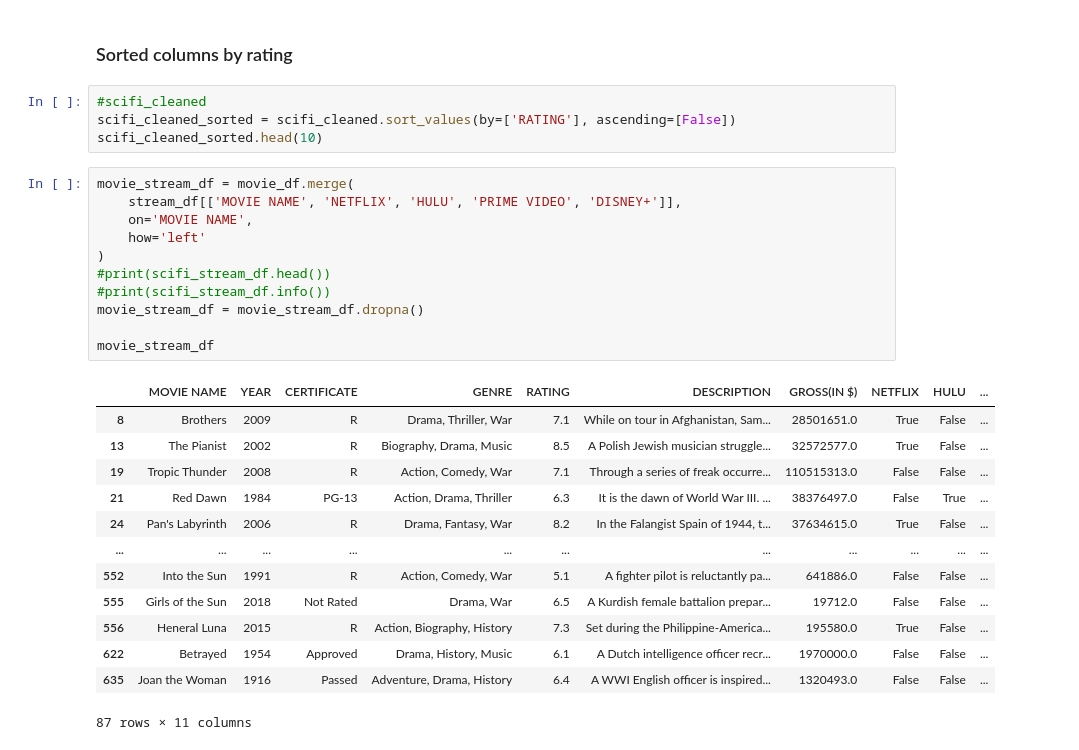
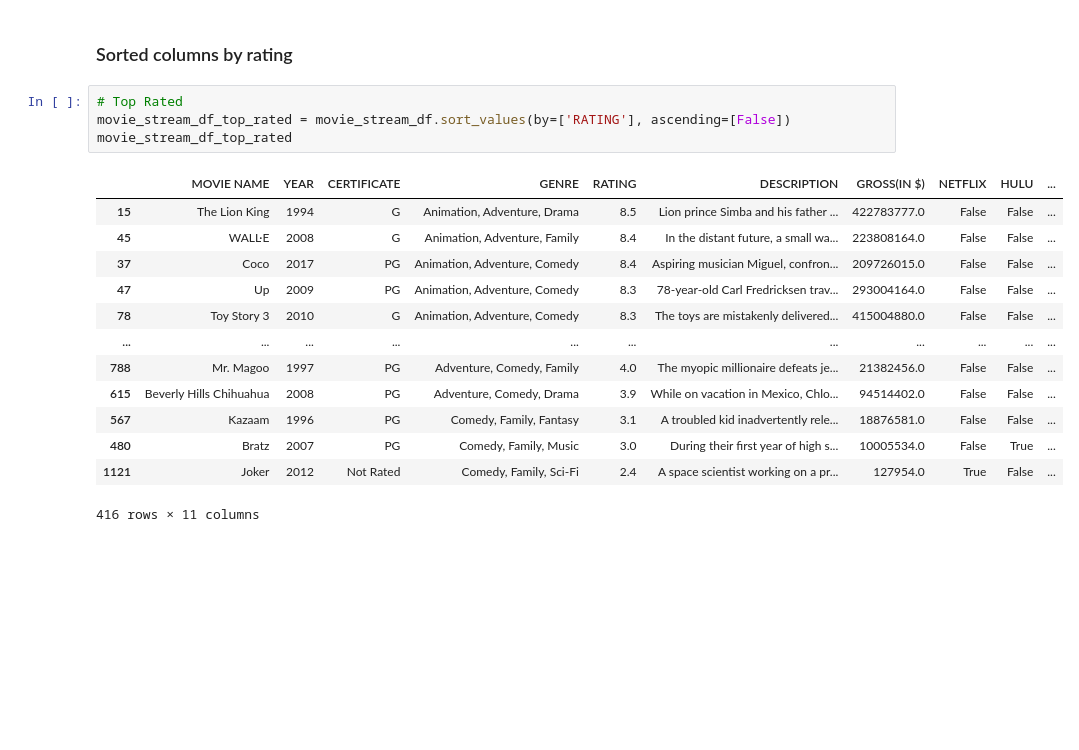
Before and after one commit to danthreepo/CapstoneProject_2025, a Jupyter notebook: vankirk_capstone_project_2025.ipynb, the cells around one changed output. Cells and saved outputs as stored; diff of their text form; blank space fills up the shorter version.

```diff
--- a/vankirk_capstone_project_2025.ipynb
+++ b/vankirk_capstone_project_2025.ipynb
@@ -312,31 +333,20 @@ stream_df.head()
 # %% [markdown]
 ### Sorted columns by rating
 # %%
-#scifi_cleaned
-scifi_cleaned_sorted = scifi_cleaned.sort_values(by=['RATING'], ascending=[False])
-scifi_cleaned_sorted.head(10)
+# Top Rated
+movie_stream_df_top_rated = movie_stream_df.sort_values(by=['RATING'], ascending=[False])
+movie_stream_df_top_rated
+# %% [output]
+|  | MOVIE NAME | YEAR | CERTIFICATE | GENRE | RATING | DESCRIPTION | GROSS(IN $) | NETFLIX | HULU | ... |
+| 15 | The Lion King | 1994 | G | Animation, Adventure, Drama | 8.5 | Lion prince Simba and his father ... | 422783777.0 | False | False | ... |
+| 45 | WALL·E | 2008 | G | Animation, Adventure, Family | 8.4 | In the distant future, a small wa... | 223808164.0 | False | False | ... |
+| 37 | Coco | 2017 | PG | Animation, Adventure, Comedy | 8.4 | Aspiring musician Miguel, confron... | 209726015.0 | False | False | ... |
+| 47 | Up | 2009 | PG | Animation, Adventure, Comedy | 8.3 | 78-year-old Carl Fredricksen trav... | 293004164.0 | False | False | ... |
+| 78 | Toy Story 3 | 2010 | G | Animation, Adventure, Comedy | 8.3 | The toys are mistakenly delivered... | 415004880.0 | False | False | ... |
+| ... | ... | ... | ... | ... | ... | ... | ... | ... | ... | ... |
+| 788 | Mr. Magoo | 1997 | PG | Adventure, Comedy, Family | 4.0 | The myopic millionaire defeats je... | 21382456.0 | False | False | ... |
+| 615 | Beverly Hills Chihuahua | 2008 | PG | Adventure, Comedy, Drama | 3.9 | While on vacation in Mexico, Chlo... | 94514402.0 | False | False | ... |
+| 567 | Kazaam | 1996 | PG | Comedy, Family, Fantasy | 3.1 | A troubled kid inadvertently rele... | 18876581.0 | False | False | ... |
+| 480 | Bratz | 2007 | PG | Comedy, Family, Music | 3.0 | During their first year of high s... | 10005534.0 | False | True | ... |
+| 1121 | Joker | 2012 | Not Rated | Comedy, Family, Sci-Fi | 2.4 | A space scientist working on a pr... | 127954.0 | True | False | ... |
+416 rows × 11 columns
-# %%
-movie_stream_df = movie_df.merge(
-    stream_df[['MOVIE NAME', 'NETFLIX', 'HULU', 'PRIME VIDEO', 'DISNEY+']],
-    on='MOVIE NAME',
-    how='left'
-)
-#print(scifi_stream_df.head())
-#print(scifi_stream_df.info())
-movie_stream_df = movie_stream_df.dropna()
-
-movie_stream_df
-# %% [output]
-|  | MOVIE NAME | YEAR | CERTIFICATE | GENRE | RATING | DESCRIPTION | GROSS(IN $) | NETFLIX | HULU | ... |
-| 8 | Brothers | 2009 | R | Drama, Thriller, War | 7.1 | While on tour in Afghanistan, Sam... | 28501651.0 | True | False | ... |
-| 13 | The Pianist | 2002 | R | Biography, Drama, Music | 8.5 | A Polish Jewish musician struggle... | 32572577.0 | True | False | ... |
-| 19 | Tropic Thunder | 2008 | R | Action, Comedy, War | 7.1 | Through a series of freak occurre... | 110515313.0 | False | False | ... |
-| 21 | Red Dawn | 1984 | PG-13 | Action, Drama, Thriller | 6.3 | It is the dawn of World War III. ... | 38376497.0 | False | True | ... |
-| 24 | Pan's Labyrinth | 2006 | R | Drama, Fantasy, War | 8.2 | In the Falangist Spain of 1944, t... | 37634615.0 | True | False | ... |
-| ... | ... | ... | ... | ... | ... | ... | ... | ... | ... | ... |
-| 552 | Into the Sun | 1991 | R | Action, Comedy, War | 5.1 | A fighter pilot is reluctantly pa... | 641886.0 | False | False | ... |
-| 555 | Girls of the Sun | 2018 | Not Rated | Drama, War | 6.5 | A Kurdish female battalion prepar... | 19712.0 | False | False | ... |
-| 556 | Heneral Luna | 2015 | R | Action, Biography, History | 7.3 | Set during the Philippine-America... | 195580.0 | True | False | ... |
-| 622 | Betrayed | 1954 | Approved | Drama, History, Music | 6.1 | A Dutch intelligence officer recr... | 1970000.0 | False | False | ... |
-| 635 | Joan the Woman | 1916 | Passed | Adventure, Drama, History | 6.4 | A WWI English officer is inspired... | 1320493.0 | False | False | ... |
-87 rows × 11 columns
```
Also changed, not shown: parts of 12 cells of this notebook.
